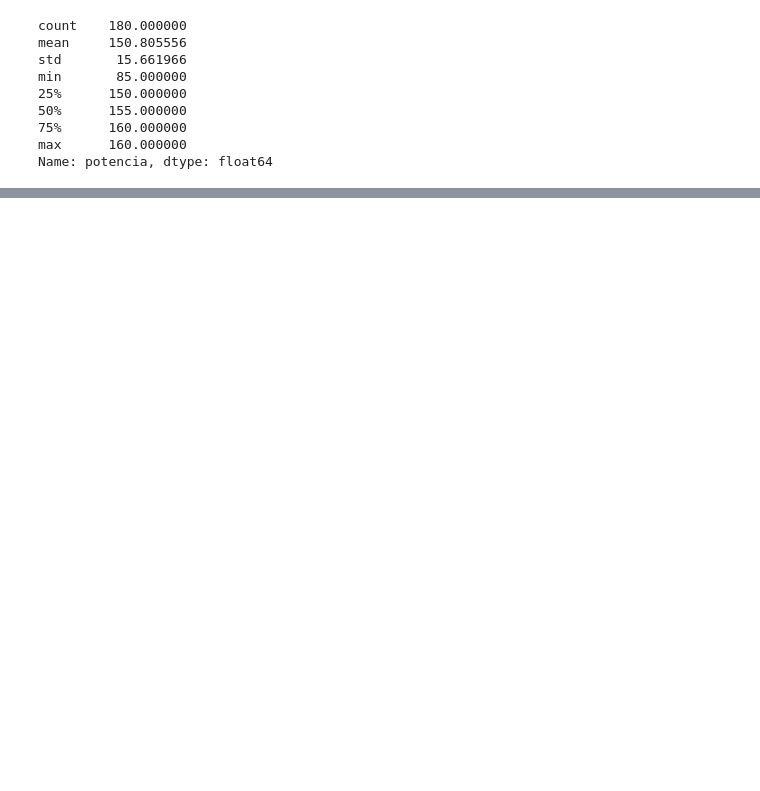
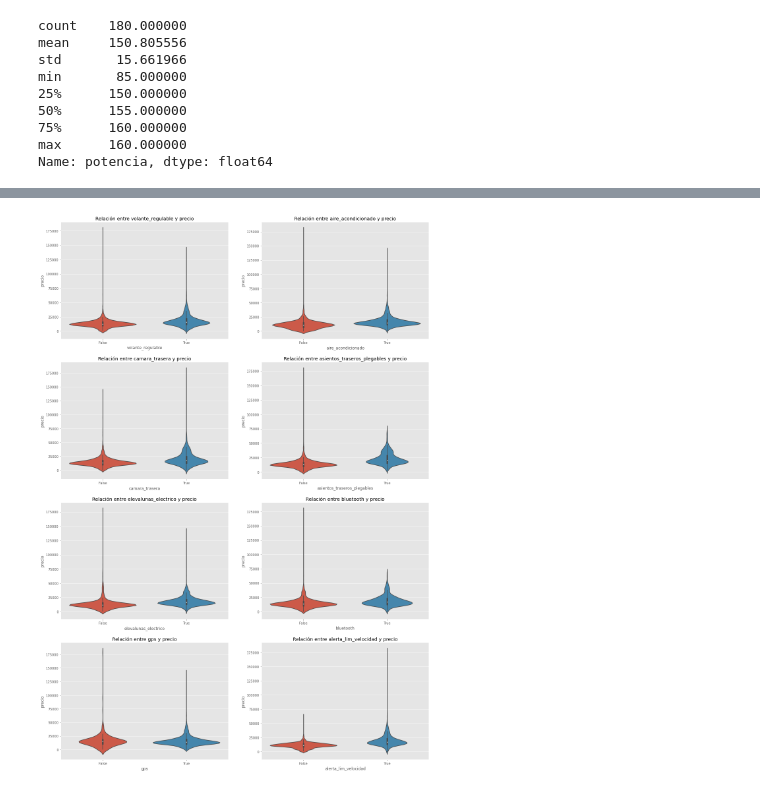
Before and after one commit to Rodrixx05/bmw-pricing, a Jupyter notebook: bmw_pricing_project.ipynb, the cells around one changed output, grey strips where cells are left out. Cells and saved outputs as stored; diff of their text form; code cells hidden in the pictures; blank space fills up the shorter version.

```diff
--- a/bmw_pricing_project.ipynb
+++ b/bmw_pricing_project.ipynb
@@ -279,0 +360,3 @@ glob_num_list = list(format_df.describe().drop(columns = target).columns)
+# %%
+# Se elimina la columna de fecha_registro_año. La de fecha_venta_año se mantiene
+format_df.drop(columns = 'fecha_registro_año', inplace = True)
@@ -330,0 +433,8 @@ format_df['potencia'].fillna(round(diesel_525['potencia'].mean(), 0), inplace =
+# %%
+glob_list_bool = [column for column in format_df.columns if format_df[column].nunique() == 2]
+# %%
+# Proporción de cada variable booleana. Pocos coches sin bluetooth. El resto no está muy desbalanceado
+bool_prop_list = []
+for column in glob_list_bool:
+    bool_prop_list.append(format_df[column].value_counts(normalize = True))
+pd.DataFrame(bool_prop_list)
@@ -330,0 +451,12 @@ format_df['potencia'].fillna(round(diesel_525['potencia'].mean(), 0), inplace =
+# %%
+def violinplot_bool(df, bool_vars, target):
+    plt.subplots(figsize = (20, 30))
+    for i, column in enumerate(bool_vars):
+        plt.subplot(round_up(len(bool_vars), 2), 2, i + 1)
+        sns.violinplot(data = df[[column, target]], x = column, y = target)
+        plt.title(f'Relación entre {column} y {target}')
+    plt.show()
+# %%
+violinplot_bool(format_df, glob_list_bool, target)
+# %% [output]
+[figure, added]
```
Also changed, not shown: parts of 31 cells of this notebook.
